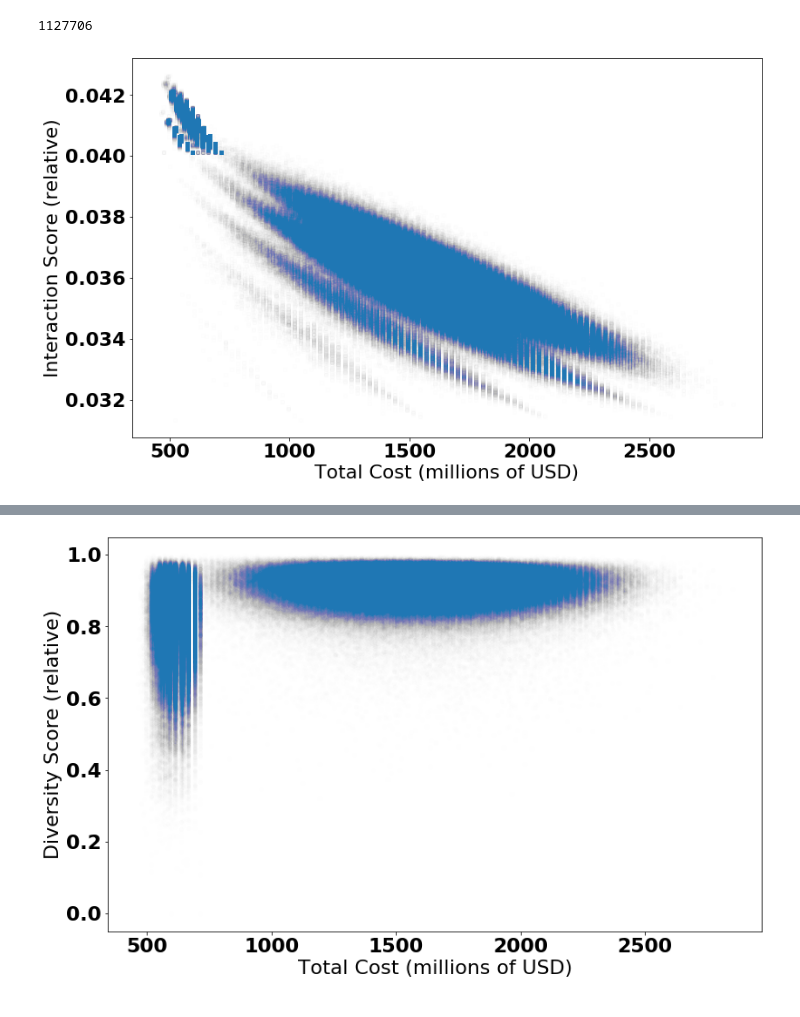
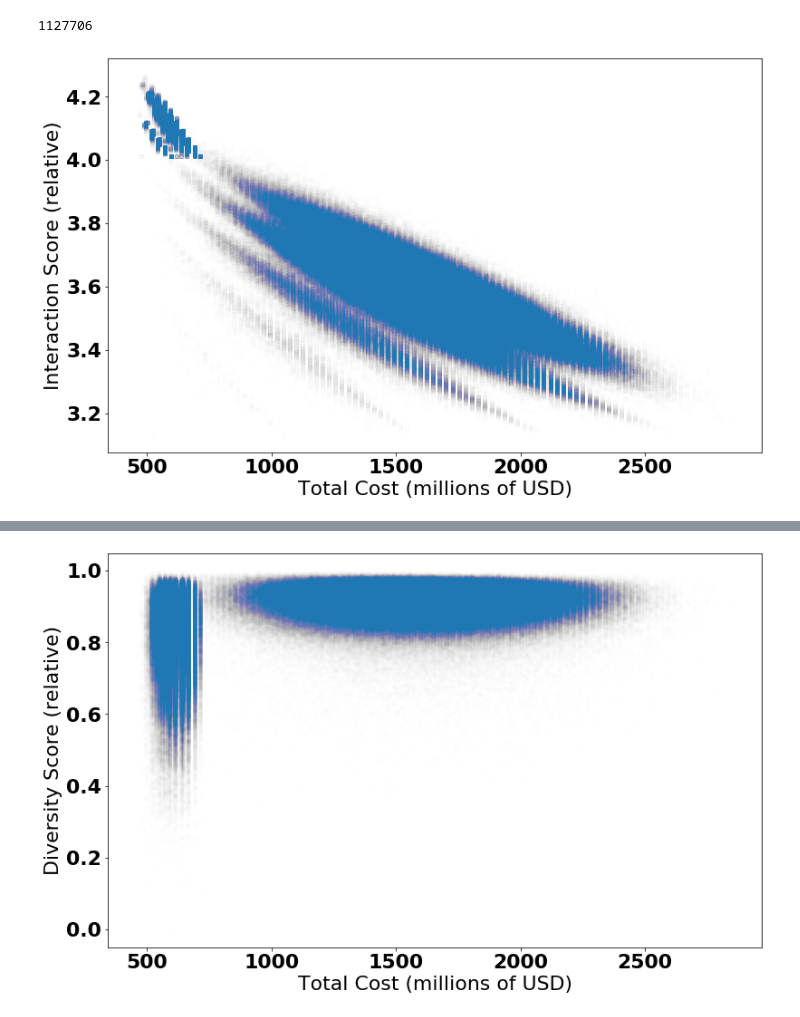
Before and after one commit to MIT-GTL-Open-Source-Public/Learning2019-PostProcessing, a Jupyter notebook: SimpleRankOrdersJupyter/ComputationalTradespace-Version4-2020-Mar-26-Jul-29.ipynb, the cells around one changed output, grey strips where cells are left out. Cells and saved outputs as stored; diff of their text form; code cells hidden in the pictures.

```diff
--- a/SimpleRankOrdersJupyter/ComputationalTradespace-Version4-2020-Mar-26-Jul-29.ipynb
+++ b/SimpleRankOrdersJupyter/ComputationalTradespace-Version4-2020-Mar-26-Jul-29.ipynb
@@ -24 +3,9 @@ fp.close()
+# %%
+import os.path
+from scipy.io import loadmat
+import csv
+import pandas
+
+ANALYTICAL_TRADESPACE_FILE = os.path.expanduser("~/Learning2019Data/AnalyticalTradespace/data-2020-Jul-29.csv")
+df = pandas.read_csv(ANALYTICAL_TRADESPACE_FILE)
 # %%
@@ -28,22 +15,23 @@ len(timeCampus)
 # %%
 %matplotlib inline
 import matplotlib
 import matplotlib.pyplot as plt
 import numpy as np
 
 
 font = {'family' : 'DejaVu Sans',
         'weight' : 'bold',
         'size'   : 22}
 
 matplotlib.rc('font', **font)
 
 GOLDEN_RATIO = np.array([1.61803398875, 1])
 plt.figure(figsize=GOLDEN_RATIO*8)
 
-plt.plot(totalCost, interactionScore, marker="o", linewidth=0, markersize=5, fillstyle='full', alpha=0.005)
+plt.plot(df['cost']/1e6, df['interaction_score']*100,
+         marker="o", linewidth=0, markersize=5, fillstyle='full', alpha=0.005)
 plt.xlabel ('Total Cost (millions of USD)')
 plt.ylabel ('Interaction Score (relative)')
 plt.show()
 # %% [output]
-[figure, old version]
+[figure, new version]
```
Also changed, not shown: parts of 6 cells of this notebook, 6 other files.
